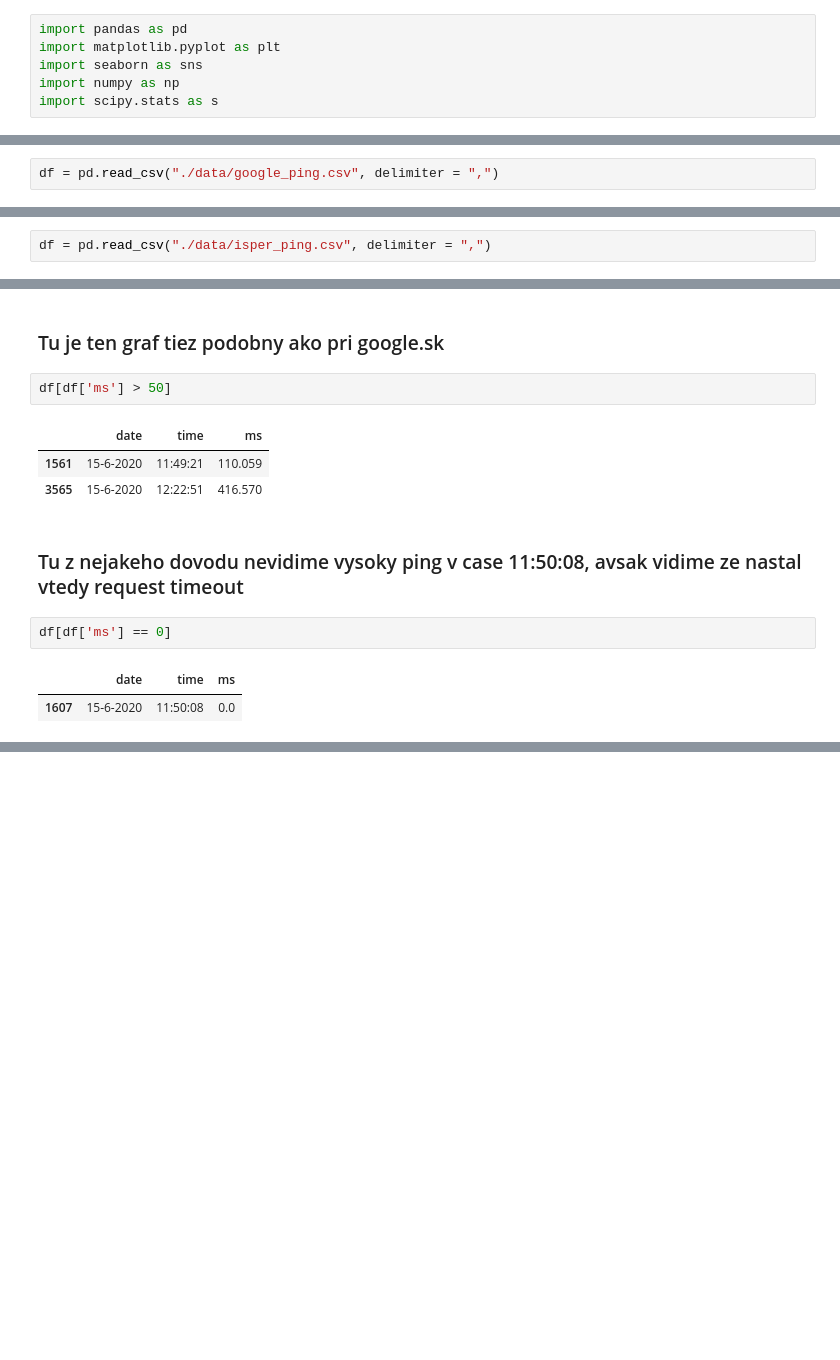
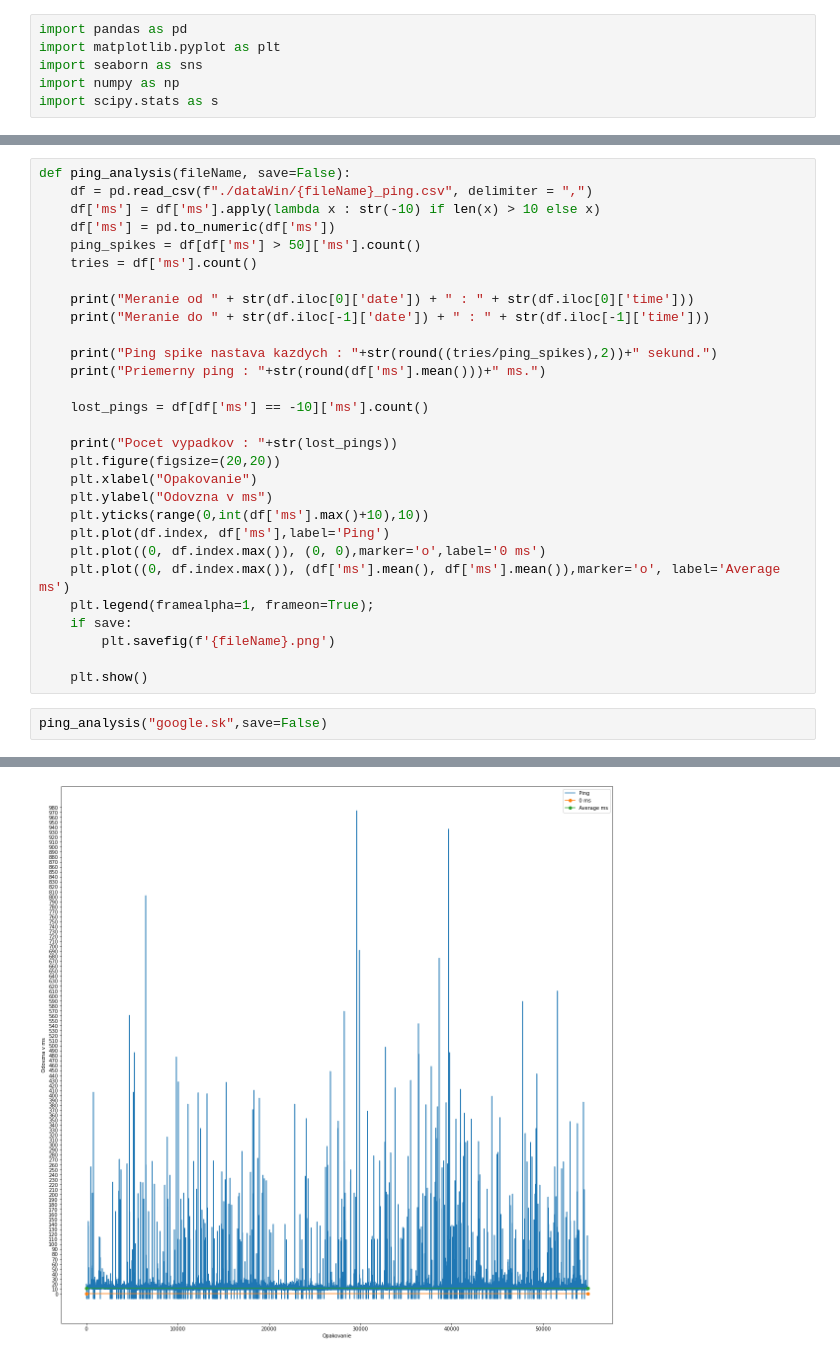
Before and after one commit to williambrach/ping-analysis, a Jupyter notebook: ping_analytics.ipynb, the cells around one changed output, grey strips where cells are left out. Cells and saved outputs as stored; diff of their text form; blank space fills up the shorter version.

Commit message:
1. version of legit ping analysis

```diff
--- a/ping_analytics.ipynb
+++ b/ping_analytics.ipynb
@@ -11,2 +6,0 @@ import scipy.stats as s
-# %%
-df = pd.read_csv("./data/google_ping.csv", delimiter = ",")
@@ -48,2 +6,0 @@ podla speedtestu je 77.247.224.50 isper server
-# %%
-df = pd.read_csv("./data/isper_ping.csv", delimiter = ",")
@@ -65,15 +7,32 @@ plt.plot(df.index, df['ms'])
-# %% [markdown]
-### Tu je ten graf tiez podobny ako pri google.sk
-# %%
-df[df['ms'] > 50]
-# %% [output]
-|  | date | time | ms |
-| 1561 | 15-6-2020 | 11:49:21 | 110.059 |
-| 3565 | 15-6-2020 | 12:22:51 | 416.570 |
-# %% [markdown]
-### Tu z nejakeho dovodu nevidime vysoky ping v case 11:50:08, avsak vidime ze nastal vtedy request timeout
-# %%
-df[df['ms'] == 0]
-# %% [output]
-|  | date | time | ms |
-| 1607 | 15-6-2020 | 11:50:08 | 0.0 |
+# %%
+def ping_analysis(fileName, save=False):
+    df = pd.read_csv(f"./dataWin/{fileName}_ping.csv", delimiter = ",")
+    df['ms'] = df['ms'].apply(lambda x : str(-10) if len(x) > 10 else x)
+    df['ms'] = pd.to_numeric(df['ms'])
+    ping_spikes = df[df['ms'] > 50]['ms'].count()
+    tries = df['ms'].count()
+
+    print("Meranie od " + str(df.iloc[0]['date']) + " : " + str(df.iloc[0]['time']))
+    print("Meranie do " + str(df.iloc[-1]['date']) + " : " + str(df.iloc[-1]['time']))
+
+    print("Ping spike nastava kazdych : "+str(round((tries/ping_spikes),2))+" sekund.")
+    print("Priemerny ping : "+str(round(df['ms'].mean()))+" ms.")
+
+    lost_pings = df[df['ms'] == -10]['ms'].count()
+
+    print("Pocet vypadkov : "+str(lost_pings))
+    plt.figure(figsize=(20,20))
+    plt.xlabel("Opakovanie")
+    plt.ylabel("Odovzna v ms")
+    plt.yticks(range(0,int(df['ms'].max()+10),10))
+    plt.plot(df.index, df['ms'],label='Ping')
+    plt.plot((0, df.index.max()), (0, 0),marker='o',label='0 ms')
+    plt.plot((0, df.index.max()), (df['ms'].mean(), df['ms'].mean()),marker='o', label='Average ms')
+    plt.legend(framealpha=1, frameon=True);
+    if save:
+        plt.savefig(f'{fileName}.png')
+
+    plt.show()
+# %%
+ping_analysis("google.sk",save=False)
+# %% [output]
@@ -79,0 +44 @@ df[df['ms'] == 0]
+[figure, added]
```
Also changed, not shown: parts of 16 cells of this notebook.
